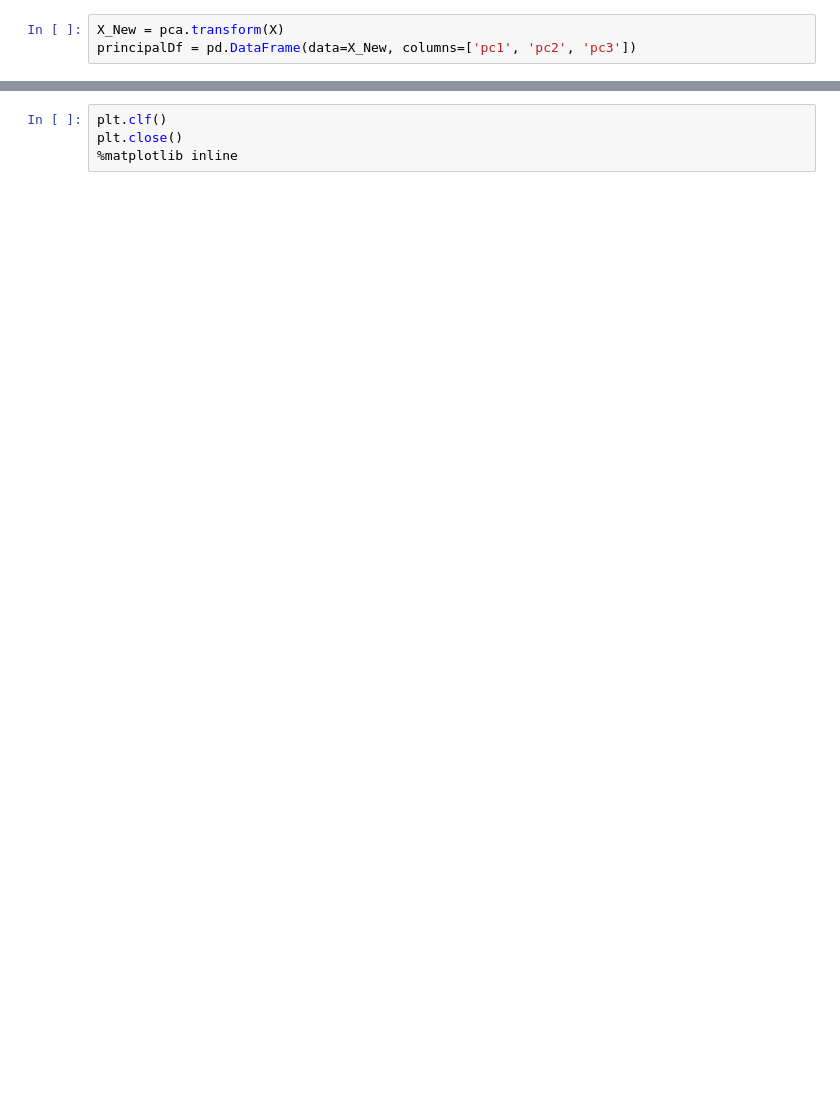
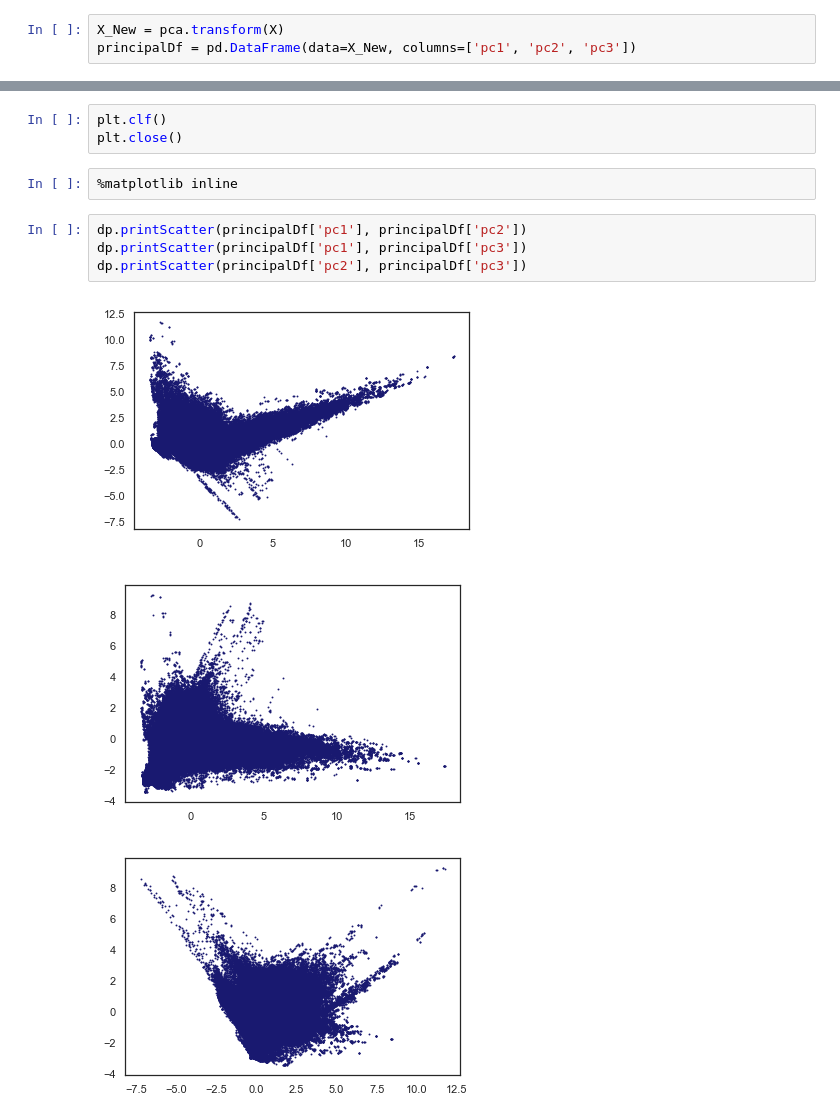
Before and after one commit to valeporti/stg_ete, a Jupyter notebook: test_bigd.ipynb, the cells around one changed output, grey strips where cells are left out. Cells and saved outputs as stored; diff of their text form; blank space fills up the shorter version.

```diff
--- a/test_bigd.ipynb
+++ b/test_bigd.ipynb
@@ -123,7 +186,16 @@ dp.print3dScatter(principalDf['pc1'], principalDf['pc2'], principalDf['pc3'])
 # %%
 plt.clf()
 plt.close()
-%matplotlib inline
+# %%
+%matplotlib inline
+# %%
+dp.printScatter(principalDf['pc1'], principalDf['pc2'])
+dp.printScatter(principalDf['pc1'], principalDf['pc3'])
+dp.printScatter(principalDf['pc2'], principalDf['pc3'])
+# %% [output]
+[figure, added]
+[figure, added]
+[figure, added]
 # %%
 titles = principalDf.columns.tolist()
 principalDf.describe()
```
Also changed, not shown: parts of 41 cells of this notebook, 4 other files.
